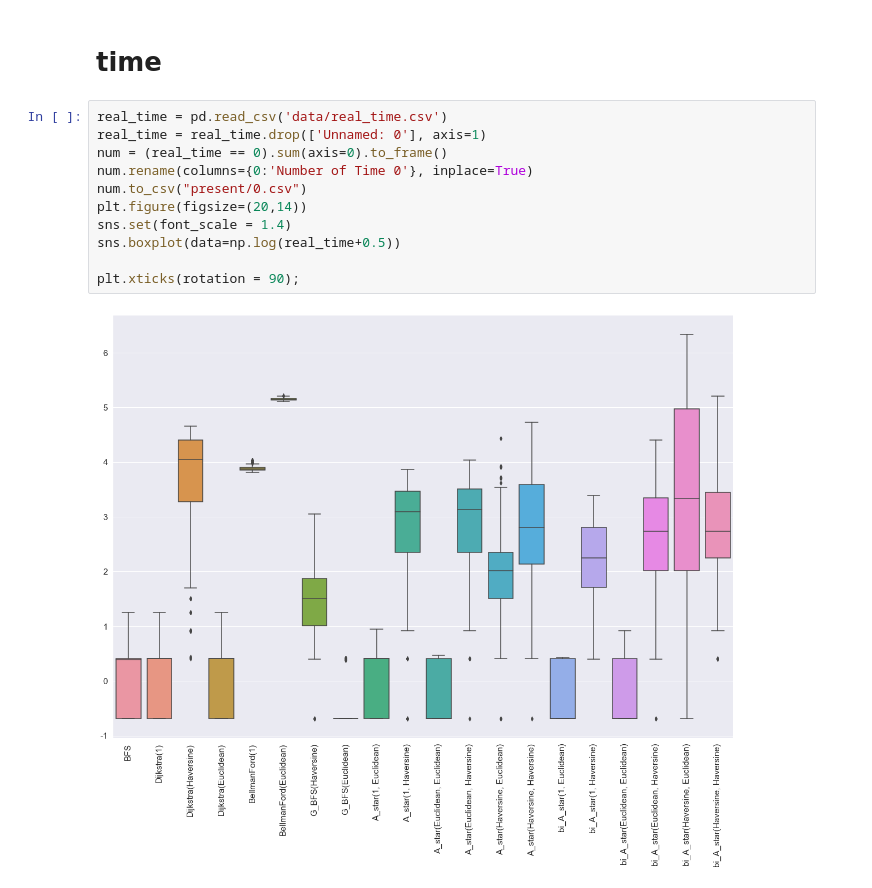
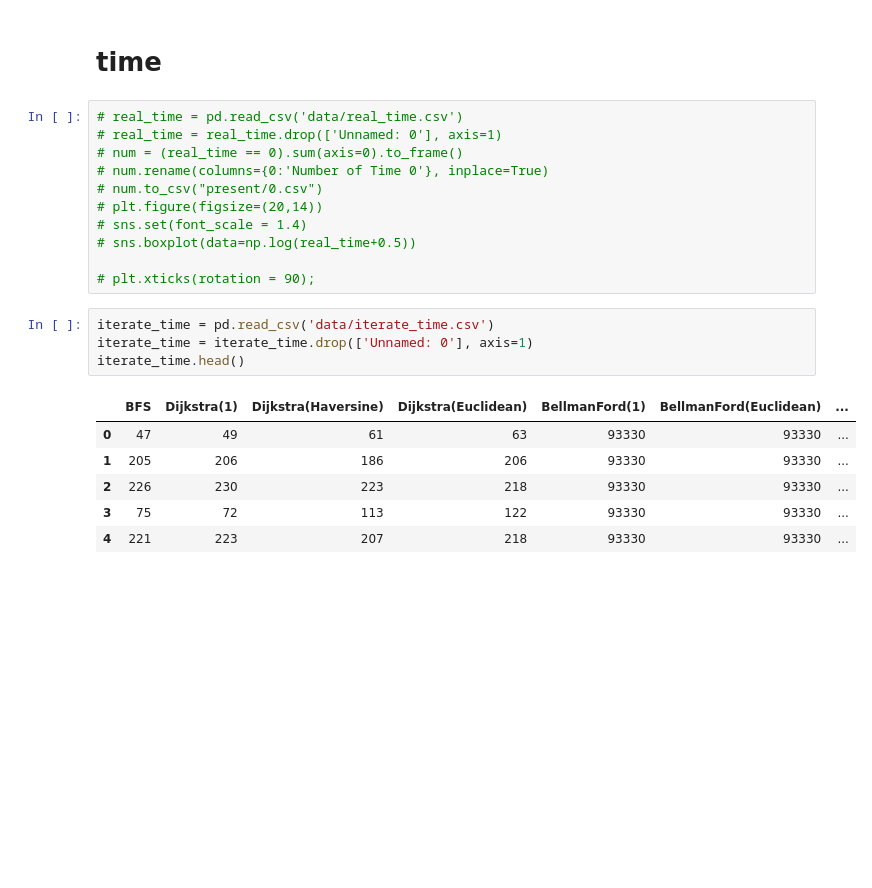
Before and after one commit to SustechSTA303/STA303-Assignment03, a Jupyter notebook: myWork/analysis&plot.ipynb, the cells around one changed output. Cells and saved outputs as stored; diff of their text form; blank space fills up the shorter version.

```diff
--- a/myWork/analysis&plot.ipynb
+++ b/myWork/analysis&plot.ipynb
@@ -37,15 +37,24 @@ pathLen
 # %% [markdown]
 # time
 # %%
-real_time = pd.read_csv('data/real_time.csv')
-real_time = real_time.drop(['Unnamed: 0'], axis=1)
-num = (real_time == 0).sum(axis=0).to_frame()
-num.rename(columns={0:'Number of Time 0'}, inplace=True)
-num.to_csv("present/0.csv")
-plt.figure(figsize=(20,14))
-sns.set(font_scale = 1.4)
-sns.boxplot(data=np.log(real_time+0.5))
+# real_time = pd.read_csv('data/real_time.csv')
+# real_time = real_time.drop(['Unnamed: 0'], axis=1)
+# num = (real_time == 0).sum(axis=0).to_frame()
+# num.rename(columns={0:'Number of Time 0'}, inplace=True)
+# num.to_csv("present/0.csv")
+# plt.figure(figsize=(20,14))
+# sns.set(font_scale = 1.4)
+# sns.boxplot(data=np.log(real_time+0.5))
 
-plt.xticks(rotation = 90);
+# plt.xticks(rotation = 90);
-# %% [output]
-[figure, removed]
+# %%
+iterate_time = pd.read_csv('data/iterate_time.csv')
+iterate_time = iterate_time.drop(['Unnamed: 0'], axis=1)
+iterate_time.head()
+# %% [output]
+|  | BFS | Dijkstra(1) | Dijkstra(Haversine) | Dijkstra(Euclidean) | BellmanFord(1) | BellmanFord(Euclidean) | ... |
+| 0 | 47 | 49 | 61 | 63 | 93330 | 93330 | ... |
+| 1 | 205 | 206 | 186 | 206 | 93330 | 93330 | ... |
+| 2 | 226 | 230 | 223 | 218 | 93330 | 93330 | ... |
+| 3 | 75 | 72 | 113 | 122 | 93330 | 93330 | ... |
+| 4 | 221 | 223 | 207 | 218 | 93330 | 93330 | ... |
```
Also changed, not shown: parts of 2 cells of this notebook, 4 other files.
